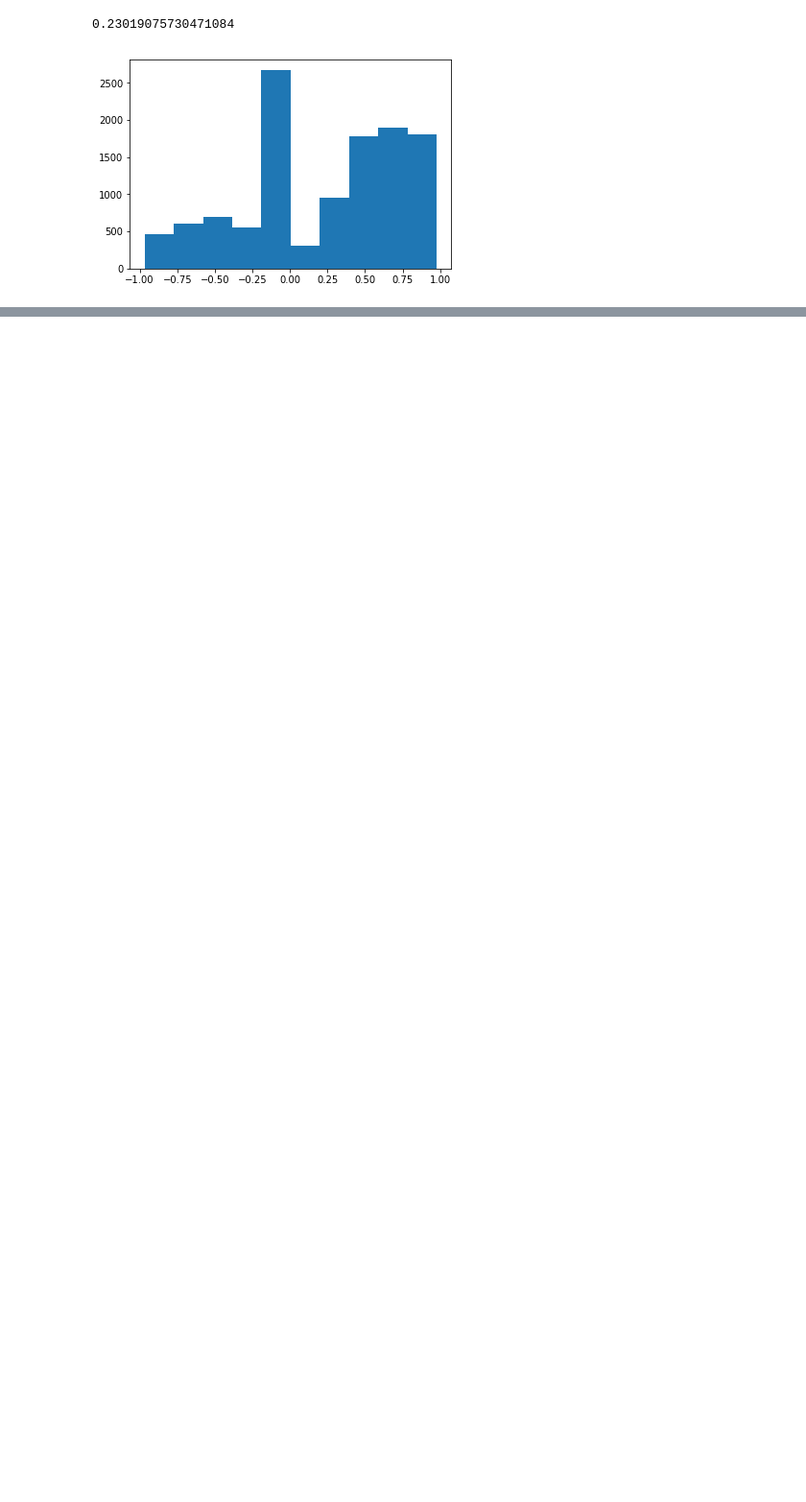
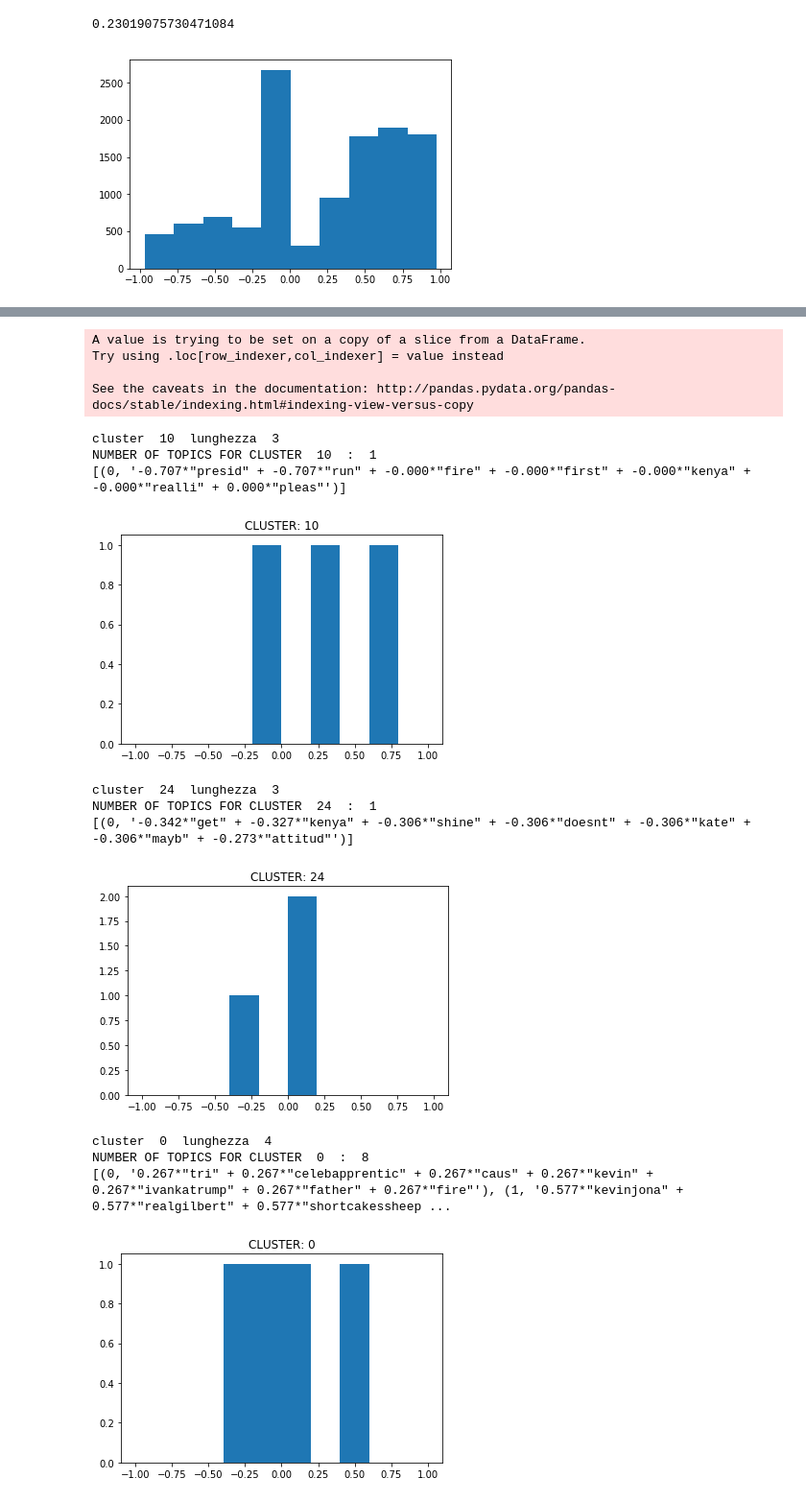
Before and after one commit to Gneur11/TextAnalytics, a Jupyter notebook: testCampaign.ipynb, the cells around one changed output, grey strips where cells are left out. Shown at 96% size. Saved outputs shown, nothing was run; the diff lists cells and outputs as text; code cells hidden in the pictures; blank space fills up the shorter version.

```diff
--- a/testCampaign.ipynb
+++ b/testCampaign.ipynb
@@ -3,6 +3,7 @@ import matplotlib.pyplot as plt
 import pandas as pd
 import numpy as np
 import nltk
+from sklearn.cluster import AgglomerativeClustering
 nltk.download('vader_lexicon')
 from sklearn.metrics import silhouette_score
 from wordcloud import WordCloud, STOPWORDS, ImageColorGenerator
@@ -13,6 +14,7 @@ from gensim import corpora
 from gensim.models import LsiModel
 from gensim.models.coherencemodel import CoherenceModel
 from nltk.tokenize import RegexpTokenizer
+from gensim.models import TfidfModel
 
 def compute_coherence_values(dictionary, doc_term_matrix, doc_clean, stop, start=2, step=3):
     """
@@ -35,8 +37,7 @@ def compute_coherence_values(dictionary, doc_term_matrix, doc_clean, stop, start
     return model_list, coherence_values
 
 def plot_graph(doc_clean,start, stop, step):
-    model_list, coherence_values = compute_coherence_values(dictionary, doc_term_matrix,doc_clean,
-                                                            stop, start, step)
+    model_list, coherence_values = compute_coherence_values(dictionary, doc_term_matrix,doc_clean, stop, start, step)
     # Show graph
     #print(coherence_values)
     #x = range(start, stop, step)
@@ -195,0 +233,7 @@ Index(['week_year', 'vaderScore', '10', '100', '1000', '10pm', '11', '118',
+# %%
+res1 = res.drop(["month","hour","noTags_punct","modded1_stemmed","labels","favorite_count","retweet_count","m"],axis=1)
+dataWithText = res.drop(["month","hour","noTags_punct","modded1_stemmed","labels","favorite_count","retweet_count"],axis=1)
+
+clustering = AgglomerativeClustering(affinity='cosine', linkage='complete', n_clusters=80)
+clustering.fit(res1)
+labels = clustering.labels_
@@ -195,0 +245,3 @@ Index(['week_year', 'vaderScore', '10', '100', '1000', '10pm', '11', '118',
+# %%
+res1["labels"] = labels
+dataWithText["labels"] = labels
@@ -195,0 +258,62 @@ Index(['week_year', 'vaderScore', '10', '100', '1000', '10pm', '11', '118',
+# %%
+g = res1.drop(["vaderScore"],axis=1)
+
+for cluster in g["labels"].unique():
+    g1 = g[g["labels"] == cluster]
+    d1 = dataWithText[dataWithText["labels"] == cluster]
+    if len(g1) > 2:
+        meanTf = []
+        for column in g1.columns:
+            if column != "labels":
+                m = g1[column].mean()
+                meanTf.append([column,m])
+
+        meanTfOrdered = sorted(meanTf, key=itemgetter(1),reverse = True)
+        #print("cluster ",cluster," lunghezza ", len(g1), ":\n", str(meanTfOrdered[0:5]) + "\n")
+
+        tokenizer = RegexpTokenizer(r'\w+')
+        counted = pd.Series(' '.join(d1['m']).split()).value_counts()
+        #counted = counted[5:] #5 per label 1
+        #counted = counted[counted > ]
+        d1['m'] = d1['m'].apply(lambda x: " ".join(x for x in x.split() if x in counted))
+
+        corpus = d1["m"].tolist()
+        #print(len(corpus))
+        corp = []
+        for string in corpus:
+            tokens = tokenizer.tokenize(string)
+            corp.append(tokens)
+
+        dictionary = corpora.Dictionary(corp)
+        doc_term_matrix = [dictionary.doc2bow(doc) for doc in corp]
+        tfidf = TfidfModel(doc_term_matrix)
+        tfidf_corpus = tfidf[doc_term_matrix]
+
+        start,stop,step=1,10,1
+        nTopics = plot_graph(corp,start,stop,step)
+        print("cluster ",cluster," lunghezza ", len(g1))
+        print("NUMBER OF TOPICS FOR CLUSTER ", cluster, " : ", nTopics)
+        words = 7
+        lsamodel = LsiModel(tfidf_corpus, num_topics=nTopics, id2word = dictionary)  # train model
+        print(lsamodel.print_topics(num_topics = -1,num_words = words))
+
+        plt.hist(d1["vaderScore"],bins=[-1,-0.8,-0.6,-0.4,-0.2,0,0.2,0.4,0.6,0.8,1])
+        plt.title("CLUSTER: " + str(cluster))
+        plt.show()
+# %% [output]
+A value is trying to be set on a copy of a slice from a DataFrame.
+Try using .loc[row_indexer,col_indexer] = value instead
+
+See the caveats in the documentation: http://pandas.pydata.org/pandas-docs/stable/indexing.html#indexing-view-versus-copy
+cluster  10  lunghezza  3
+NUMBER OF TOPICS FOR CLUSTER  10  :  1
+[(0, '-0.707*"presid" + -0.707*"run" + -0.000*"fire" + -0.000*"first" + -0.000*"kenya" + -0.000*"realli" + 0.000*"pleas"')]
+[figure, added]
+cluster  24  lunghezza  3
+NUMBER OF TOPICS FOR CLUSTER  24  :  1
+[(0, '-0.342*"get" + -0.327*"kenya" + -0.306*"shine" + -0.306*"doesnt" + -0.306*"kate" + -0.306*"mayb" + -0.273*"attitud"')]
+[figure, added]
+cluster  0  lunghezza  4
+NUMBER OF TOPICS FOR CLUSTER  0  :  8
+[(0, '0.267*"tri" + 0.267*"celebapprentic" + 0.267*"caus" + 0.267*"kevin" + 0.267*"ivankatrump" + 0.267*"father" + 0.267*"fire"'), (1, '0.577*"kevinjona" + 0.577*"realgilbert" + 0.577*"shortcakessheep ...
+[figure, added]
```
Also changed, not shown: parts of 21 cells of this notebook, 3 other files.
